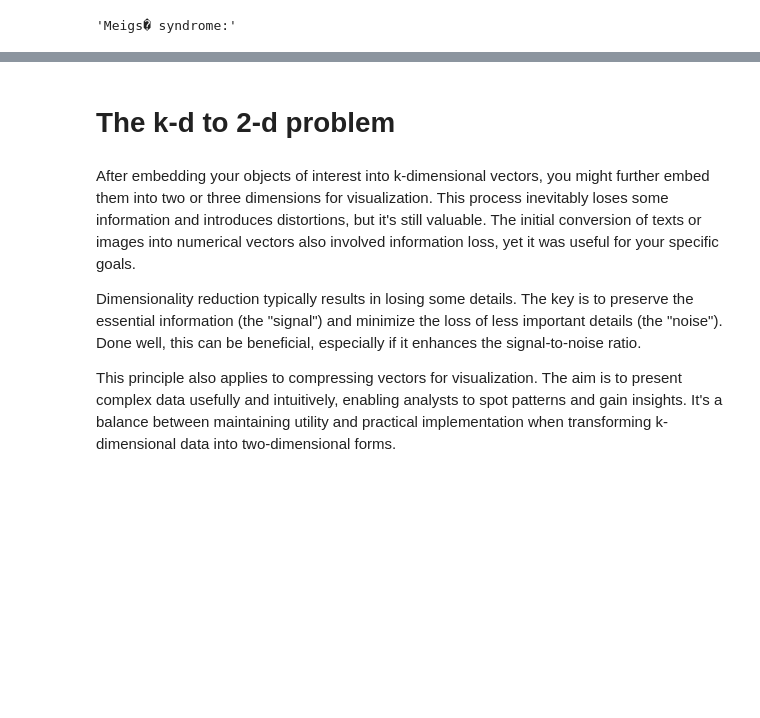
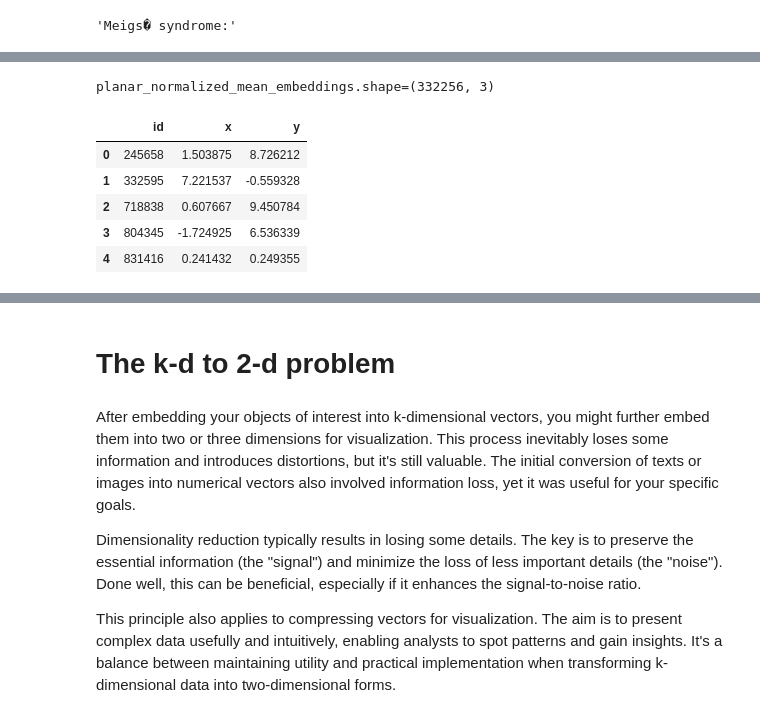
Before and after one commit to thorwhalen/imbed, a Jupyter notebook: misc/imbed_wip.ipynb, the cells around one changed output, grey strips where cells are left out. Saved outputs shown, nothing was run; the diff lists cells and outputs as text; code cells hidden in the pictures; blank space fills up the shorter version.

```diff
--- a/misc/imbed_wip.ipynb
+++ b/misc/imbed_wip.ipynb
@@ -190,0 +665,12 @@ titles[-1]
+# %%
+planar_normalized_mean_embeddings = umap_2d_embeddings_df(normalized_mean_aggregates, key_col='id')
+print(f"{planar_normalized_mean_embeddings.shape=}")
+planar_normalized_mean_embeddings.head()
+# %% [output]
+planar_normalized_mean_embeddings.shape=(332256, 3)
+|  | id | x | y |
+| 0 | 245658 | 1.503875 | 8.726212 |
+| 1 | 332595 | 7.221537 | -0.559328 |
+| 2 | 718838 | 0.607667 | 9.450784 |
+| 3 | 804345 | -1.724925 | 6.536339 |
+| 4 | 831416 | 0.241432 | 0.249355 |
```
Also changed, not shown: parts of 60 cells of this notebook, 2 other files.
